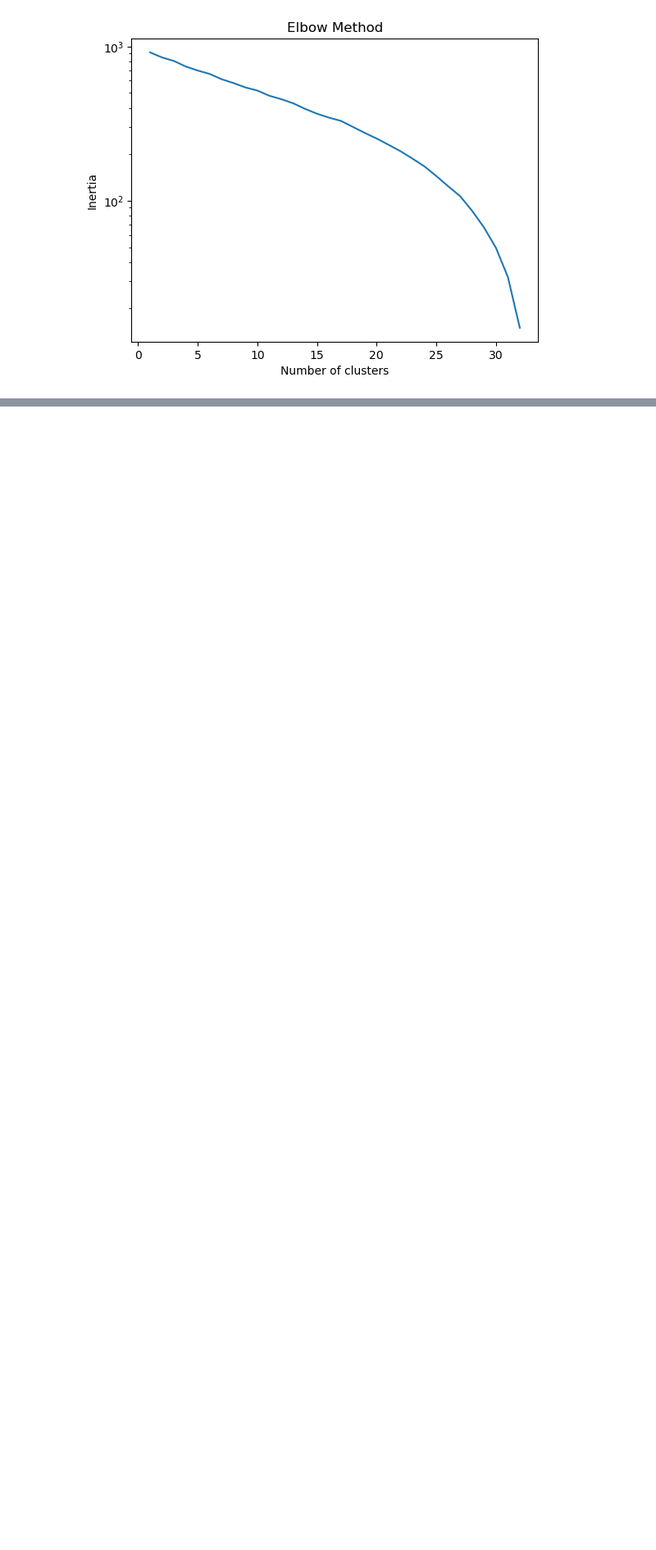
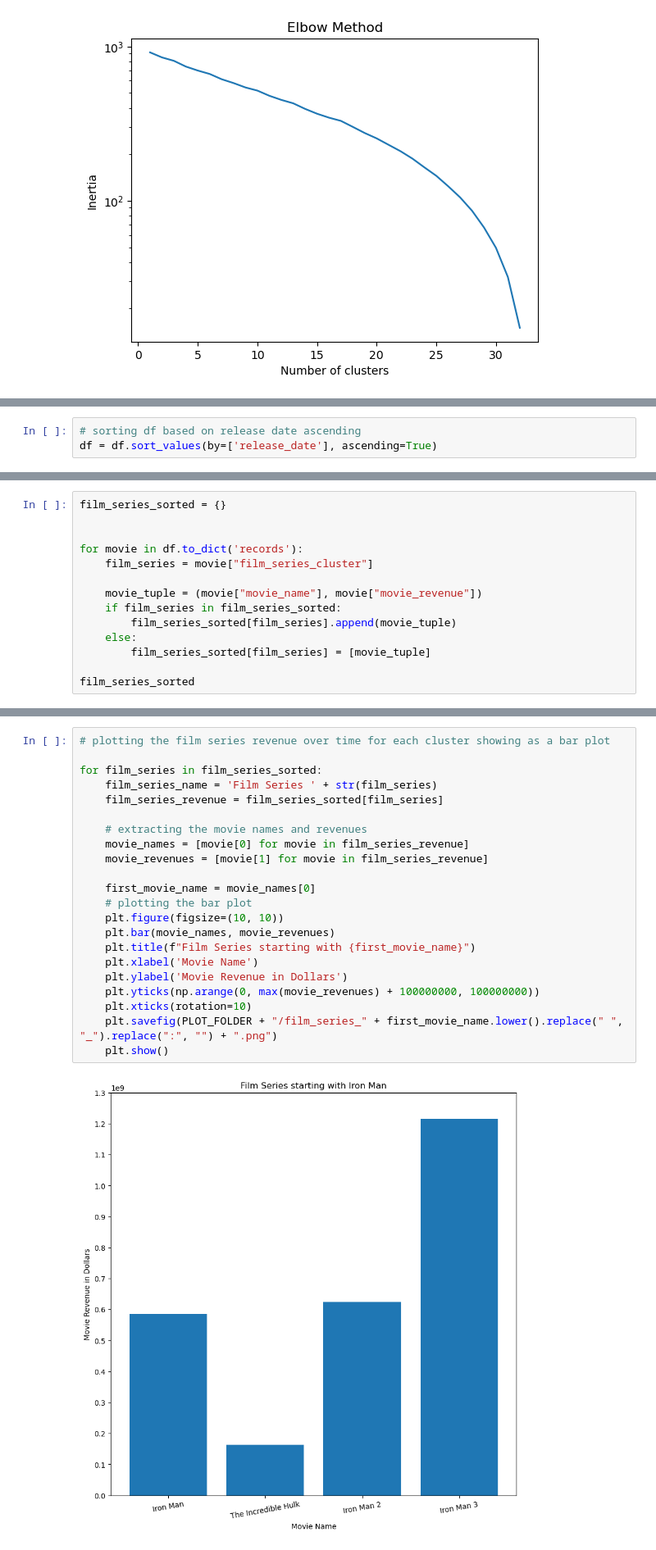
Before and after one commit to rizz-kings/data-in-the-wild, a Jupyter notebook: notebooks/filmseries.ipynb, the cells around one changed output, grey strips where cells are left out. Shown: that part at 82% size. Cells and saved outputs as stored; diff of their text form; blank space fills up the shorter version.

Commit message:
film series revenue plots

```diff
--- a/notebooks/filmseries.ipynb
+++ b/notebooks/filmseries.ipynb
@@ -195,0 +204,3 @@ Cluster 8:
+# %%
+# sorting df based on release date ascending
+df = df.sort_values(by=['release_date'], ascending=True)
@@ -195,0 +210,14 @@ Cluster 8:
+# %%
+film_series_sorted = {}
+
+
+for movie in df.to_dict('records'):
+    film_series = movie["film_series_cluster"]
+
+    movie_tuple = (movie["movie_name"], movie["movie_revenue"])
+    if film_series in film_series_sorted:
+        film_series_sorted[film_series].append(movie_tuple)
+    else:
+        film_series_sorted[film_series] = [movie_tuple]
+
+film_series_sorted
@@ -195,0 +242,24 @@ Cluster 8:
+# %%
+# plotting the film series revenue over time for each cluster showing as a bar plot
+
+for film_series in film_series_sorted:
+    film_series_name = 'Film Series ' + str(film_series)
+    film_series_revenue = film_series_sorted[film_series]
+
+    # extracting the movie names and revenues
+    movie_names = [movie[0] for movie in film_series_revenue]
+    movie_revenues = [movie[1] for movie in film_series_revenue]
+
+    first_movie_name = movie_names[0]
+    # plotting the bar plot
+    plt.figure(figsize=(10, 10))
+    plt.bar(movie_names, movie_revenues)
+    plt.title(f"Film Series starting with {first_movie_name}")
+    plt.xlabel('Movie Name')
+    plt.ylabel('Movie Revenue in Dollars')
+    plt.yticks(np.arange(0, max(movie_revenues) + 100000000, 100000000))
+    plt.xticks(rotation=10)
+    plt.savefig(PLOT_FOLDER + "/film_series_" + first_movie_name.lower().replace(" ", "_").replace(":", "") + ".png")
+    plt.show()
+# %% [output]
+[figure, added]
```
Also changed, not shown: parts of 9 cells of this notebook, 15 other files.
